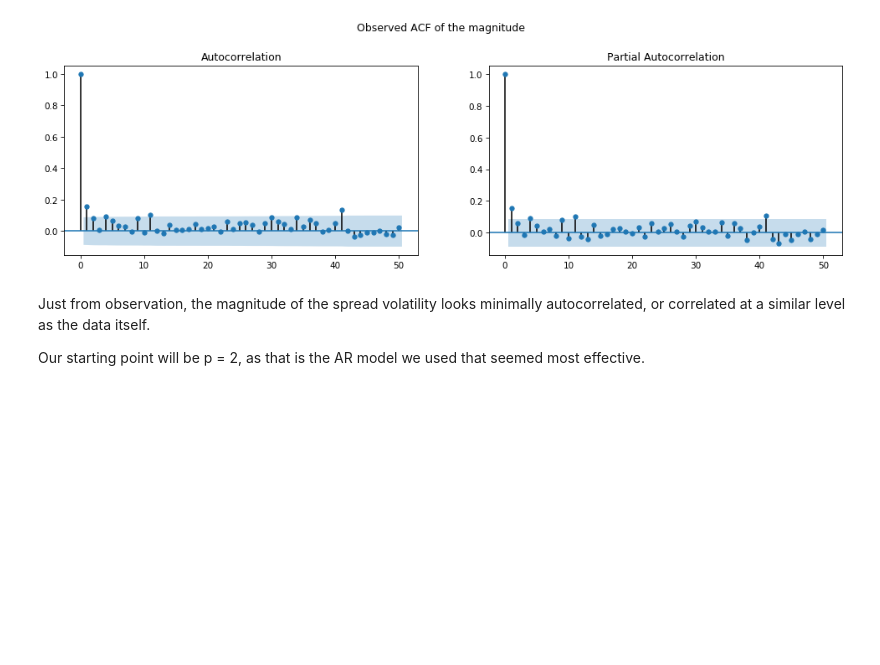
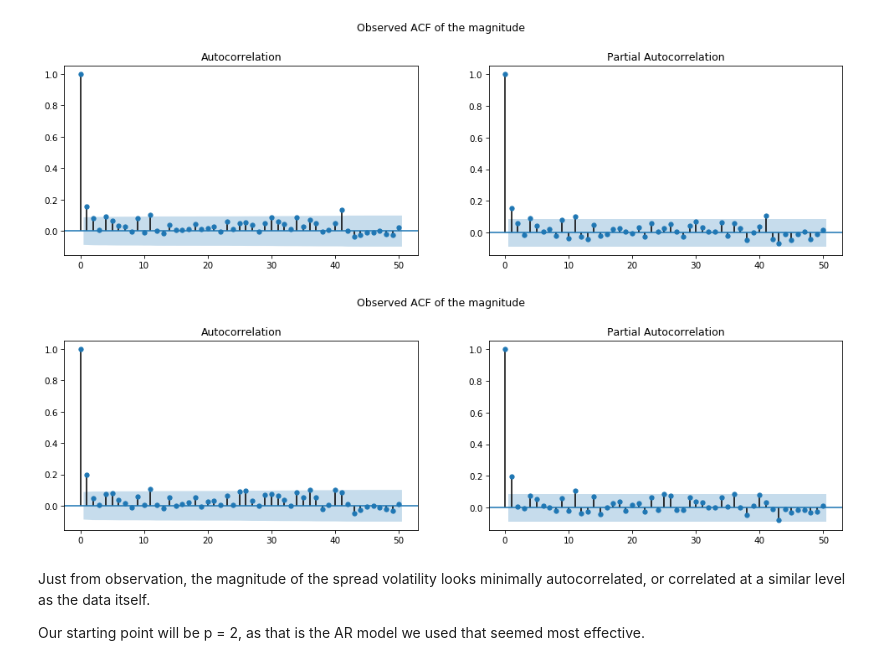
Before and after one commit to stevenkxu/TimeSeriesProject, a Jupyter notebook: 6351_Final_Project.ipynb, the cells around one changed output. Cells and saved outputs as stored; diff of their text form; code cells hidden in the pictures; blank space fills up the shorter version.

```diff
--- a/6351_Final_Project.ipynb
+++ b/6351_Final_Project.ipynb
@@ -671,6 +693,13 @@ plot_acf(pf**2, lags=50, ax=axes[0]);
 plot_pacf(pf**2, lags=50, ax=axes[1]);
 # %% [output]
 [figure]
+# %%
+fig, axes = plt.subplots(1,2,figsize=(16,4), dpi= 75)
+fig.suptitle("Observed ACF of the magnitude", y=1.05)
+plot_acf(result2.resid**2, lags=50, ax=axes[0]);
+plot_pacf(result2.resid**2, lags=50, ax=axes[1]);
+# %% [output]
+[figure, added]
 # %% [markdown]
 Just from observation, the magnitude of the spread volatility looks minimally autocorrelated, or correlated at a similar level as the data itself.
 
```
Also changed, not shown: parts of 19 cells of this notebook.
